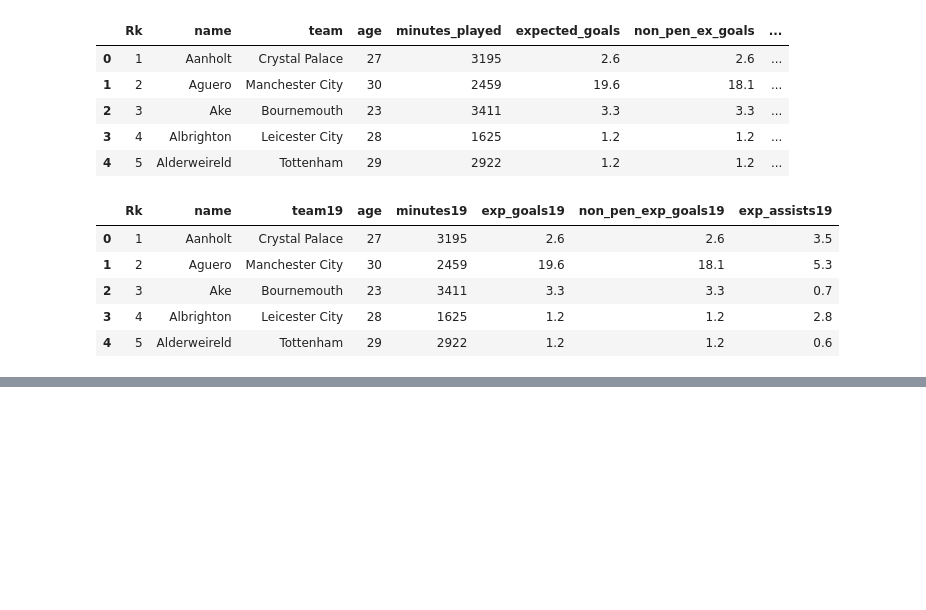
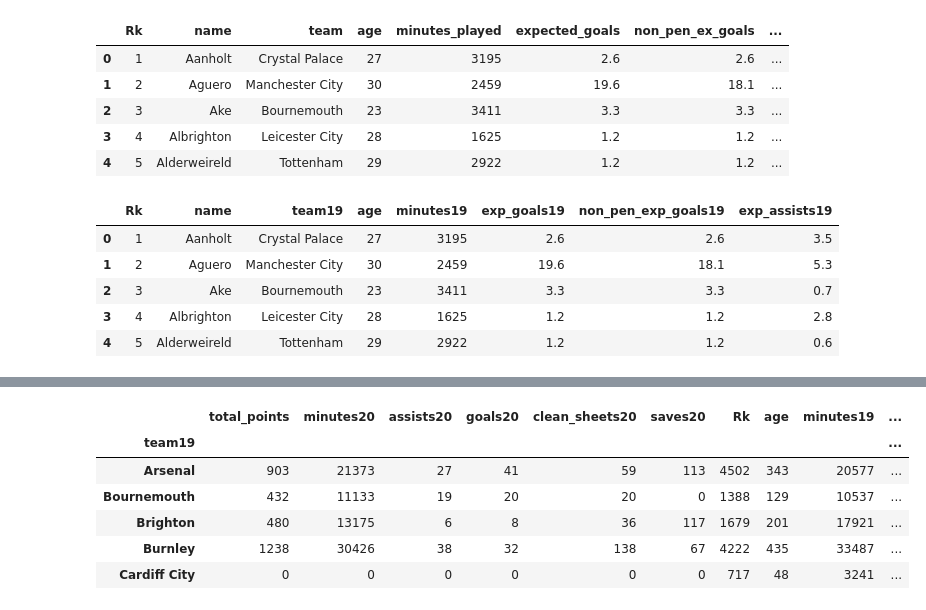
Before and after one commit to dylanomeara95/Repos, a Jupyter notebook: FPL_Data_Complete.ipynb, the cells around one changed output, grey strips where cells are left out. Saved outputs shown, nothing was run; the diff lists cells and outputs as text; code cells hidden in the pictures; blank space fills up the shorter version.

```diff
--- a/FPL_Data_Complete.ipynb
+++ b/FPL_Data_Complete.ipynb
@@ -384,3 +384,16 @@ complete_stats.head()
 | 2 | Dubravka | GKP | 2019/20 | 143 | 3420 | 0 | 0 | 11 | 139 | ... |
 | 3 | Tarkowski | DEF | 2019/20 | 143 | 3420 | 3 | 2 | 15 | 0 | ... |
 | 4 | Schmeichel | GKP | 2019/20 | 156 | 3420 | 0 | 0 | 13 | 97 | ... |
+# %%
+# groupby teams to look at their total stats for the seasons
+team_stats=complete_stats.groupby('team19').sum().round(0)
+
+team_stats.head()
+# %% [output]
+|  | total_points | minutes20 | assists20 | goals20 | clean_sheets20 | saves20 | Rk | age | minutes19 | ... |
+| team19 |  |  |  |  |  |  |  |  |  | ... |
+| Arsenal | 903 | 21373 | 27 | 41 | 59 | 113 | 4502 | 343 | 20577 | ... |
+| Bournemouth | 432 | 11133 | 19 | 20 | 20 | 0 | 1388 | 129 | 10537 | ... |
+| Brighton | 480 | 13175 | 6 | 8 | 36 | 117 | 1679 | 201 | 17921 | ... |
+| Burnley | 1238 | 30426 | 38 | 32 | 138 | 67 | 4222 | 435 | 33487 | ... |
+| Cardiff City | 0 | 0 | 0 | 0 | 0 | 0 | 717 | 48 | 3241 | ... |
```
Also changed, not shown: parts of 6 cells of this notebook.
